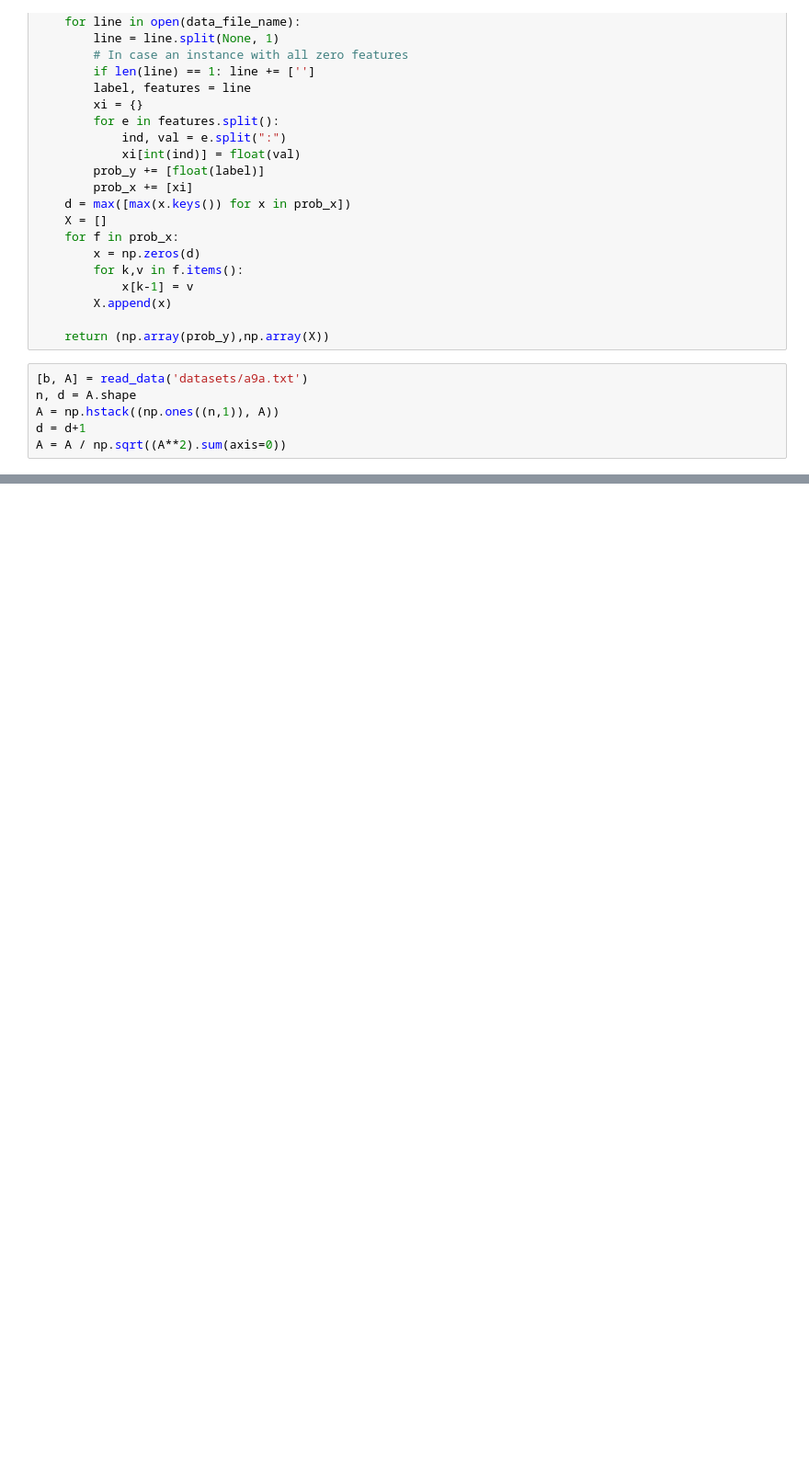
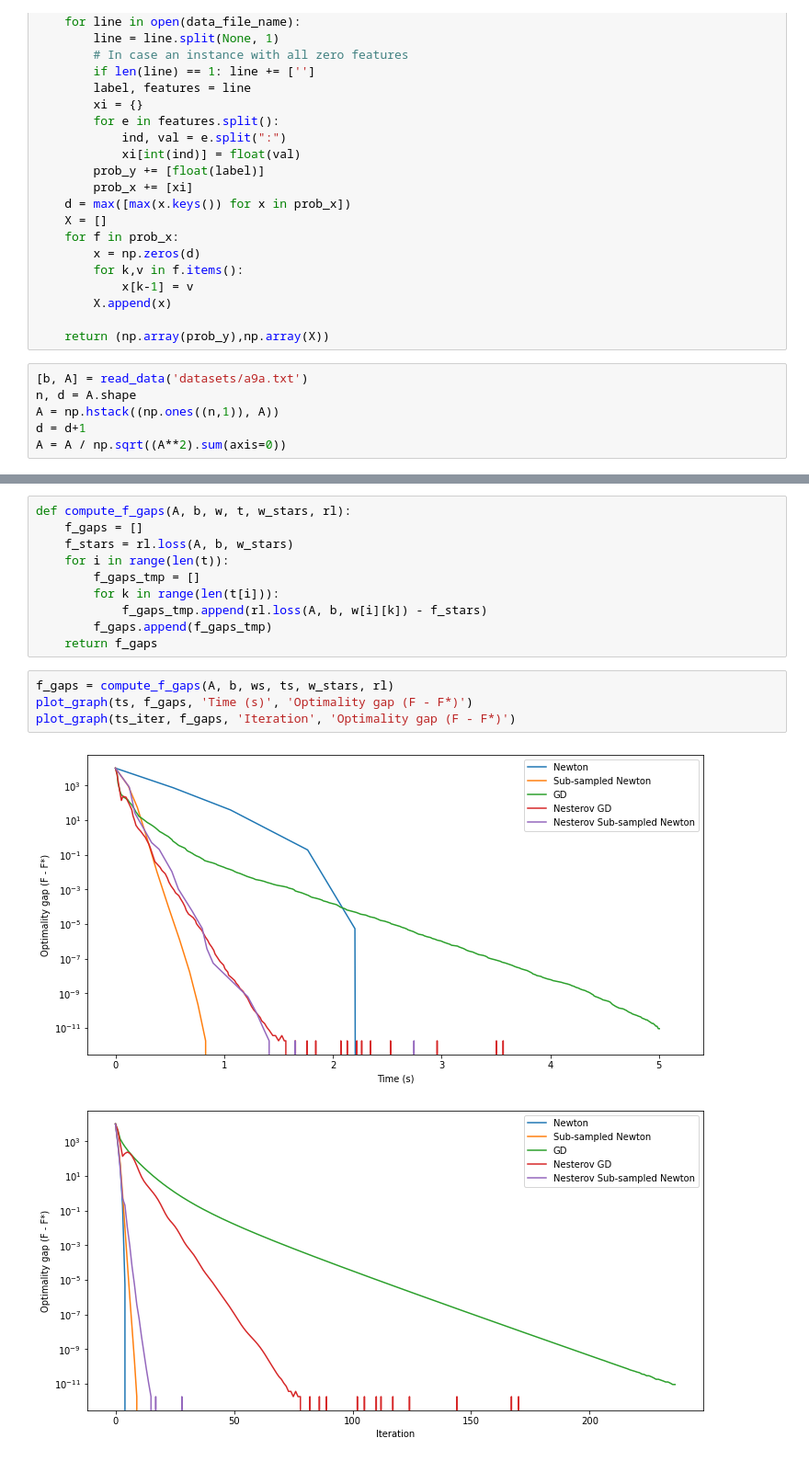
Before and after one commit to First529/Approximate-Newton, a Jupyter notebook: test_a9a.ipynb, the cells around one changed output, grey strips where cells are left out. Shown at 92% size. Drawn from its saved outputs; the diff is of its cells as text; blank space fills up the shorter version.

```diff
--- a/test_a9a.ipynb
+++ b/test_a9a.ipynb
@@ -118,0 +97,17 @@ plt.legend()
+# %%
+def compute_f_gaps(A, b, w, t, w_stars, rl):
+    f_gaps = []
+    f_stars = rl.loss(A, b, w_stars)
+    for i in range(len(t)):
+        f_gaps_tmp = []
+        for k in range(len(t[i])):
+            f_gaps_tmp.append(rl.loss(A, b, w[i][k]) - f_stars)
+        f_gaps.append(f_gaps_tmp)
+    return f_gaps
+# %%
+f_gaps = compute_f_gaps(A, b, ws, ts, w_stars, rl)
+plot_graph(ts, f_gaps, 'Time (s)', 'Optimality gap (F - F*)')
+plot_graph(ts_iter, f_gaps, 'Iteration', 'Optimality gap (F - F*)')
+# %% [output]
+[figure, added]
+[figure, added]
```
Also changed, not shown: parts of 12 cells of this notebook.
